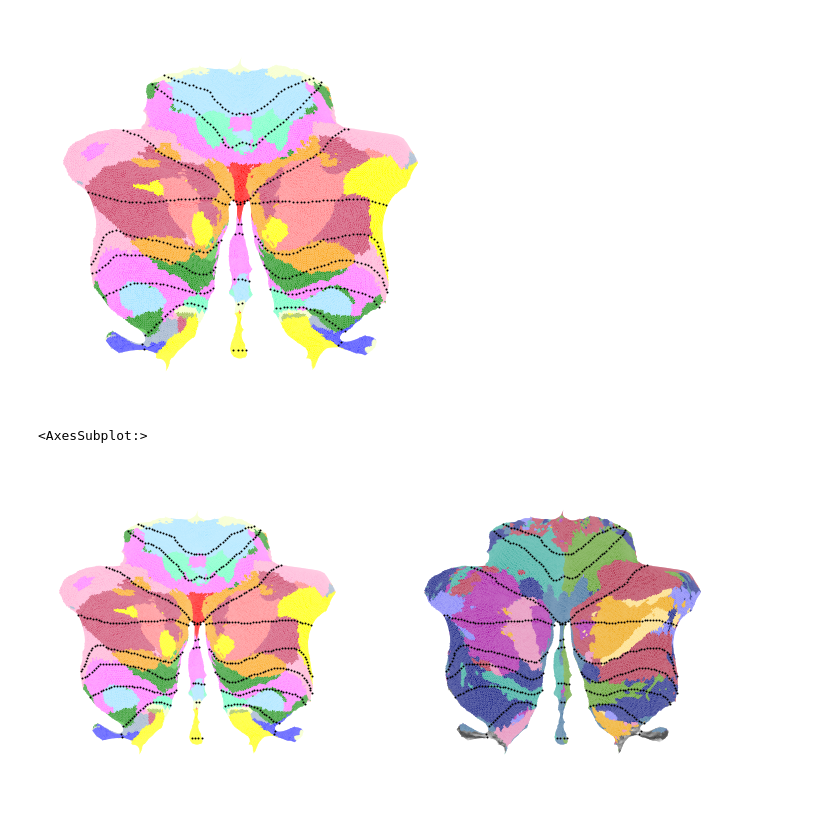
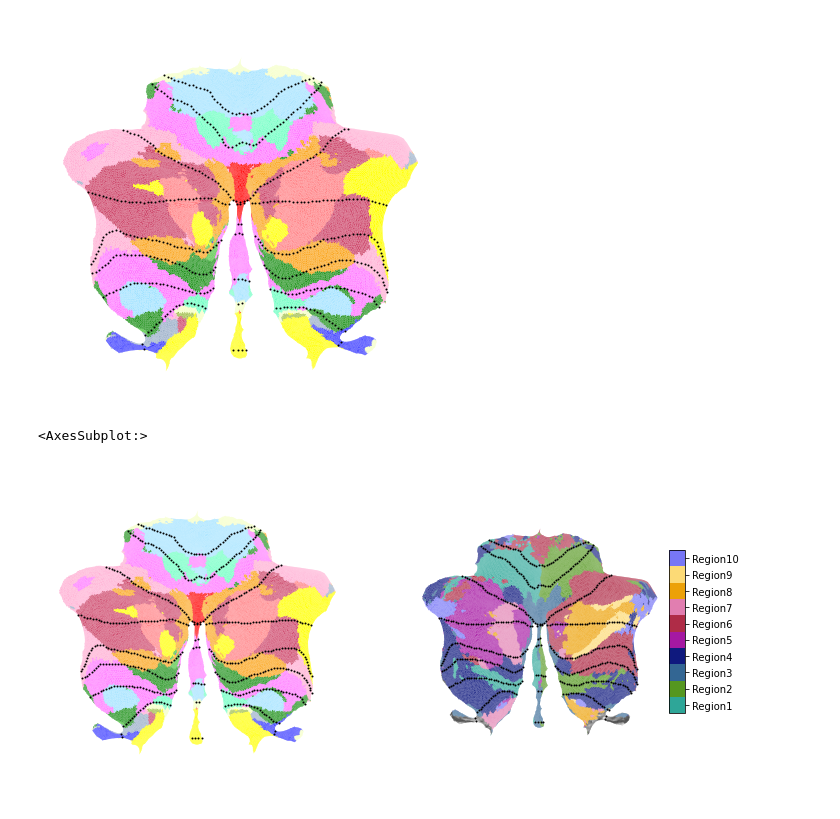
Before and after one commit to DiedrichsenLab/SUITPy, a Jupyter notebook: notebooks/flatmap_example.ipynb, the cells around one changed output. Drawn from its saved outputs; the diff is of its cells as text; code cells hidden in the pictures.

```diff
--- a/notebooks/flatmap_example.ipynb
+++ b/notebooks/flatmap_example.ipynb
@@ -115,11 +122,11 @@ suit.flatmap.plot('../example_data/Buckner_17Networks.label.gii',overlay_type='l
 # %%
 # By default, flatmap.plot renders the flatmap into the current axis of matplotlib
 # this enables the user to combine combine different flatmaps in one figure using different subplots
 fig = plt.figure(figsize=(12,6))
 plt.subplot(1,2,1)
 suit.flatmap.plot('../example_data/Buckner_17Networks.label.gii',overlay_type='label')
 plt.subplot(1,2,2)
-suit.flatmap.plot('../example_data/MDTB_10Regions.label.gii',overlay_type='label')
+suit.flatmap.plot('../example_data/MDTB_10Regions.label.gii',overlay_type='label', colorbar=True)
 # %% [output]
 <AxesSubplot:>
-[figure, old version]
+[figure, new version]
```
Also changed, not shown: parts of 4 cells of this notebook, 1 other file.
